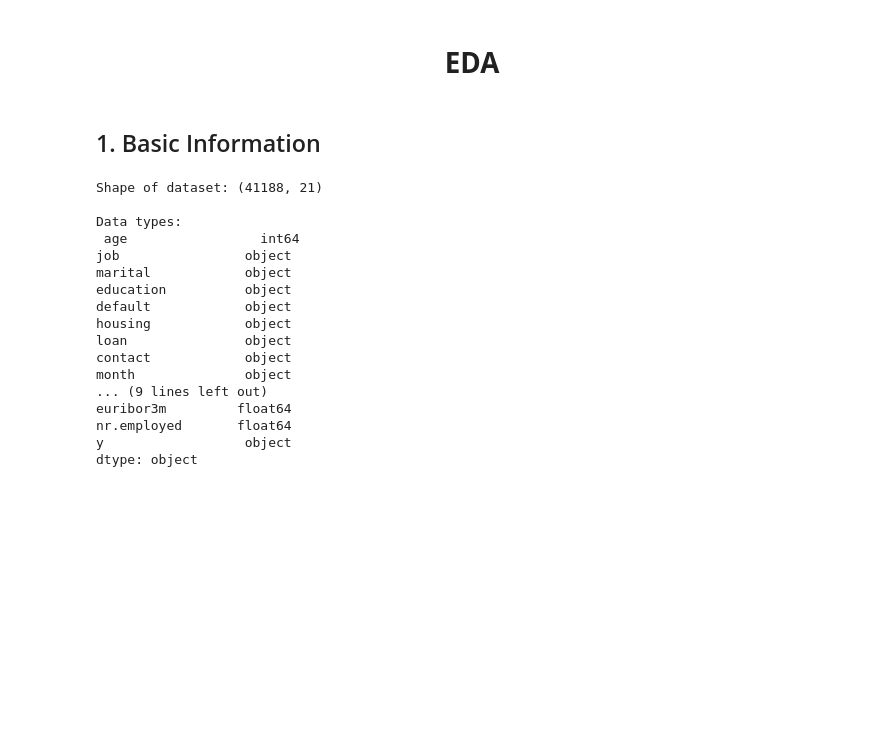
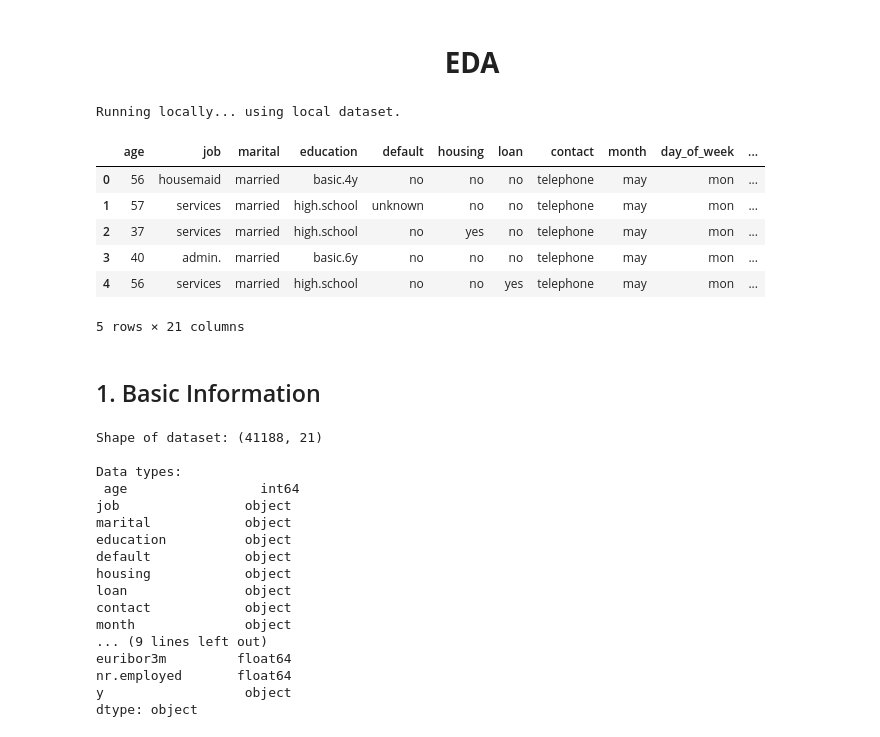
Before and after one commit to junclemente/ads504-final_project, a Jupyter notebook: notebooks/EDA.ipynb, the cells around one changed output. Cells and saved outputs as stored; diff of their text form; code cells hidden in the pictures; blank space fills up the shorter version.

```diff
--- a/notebooks/EDA.ipynb
+++ b/notebooks/EDA.ipynb
@@ -30,8 +30,49 @@ from sklearn.feature_extraction.text import TfidfVectorizer
 from sklearn.feature_selection import SelectKBest, chi2
 from sklearn.linear_model import SGDClassifier
 # %%
+# Retrieve dataset
+# Code developed with assistance from Generative AI
+
+# check development environment
+try:
+    import google.colab
+    IN_COLAB = True
+except:
+    IN_COLAB = False
+
+# connect to drive if IN_COLAB = True
+if IN_COLAB:
+    from google.colab import drive
+    drive.mount('/content/drive')
+
+# set datapath
+data_path = "../datasets/bank-additional-full.csv"
+
+# download dataset if IN_COLAB = True
+if IN_COLAB:
+    print("Running in Colab... downloading dataset.")
+    data_url = "https://raw.githubusercontent.com/junclemente/ads504-final_project/main/datasets/bank-additional-full.csv"
+    if not os.path.exists("../datasets"):
+        os.makedirs("../datasets")
+    if not os.path.exists(data_path):
+        !wget -q {data_url} -O {data_path}
+else:
+    print("Running locally... using local dataset.")
+
 # Load the dataset
-df = pd.read_csv("../datasets/bank-additional-full.csv", sep=";")
+df = pd.read_csv(data_path, sep=";")
+# %% [output]
+Running locally... using local dataset.
+# %%
+df.head()
+# %% [output]
+|  | age | job | marital | education | default | housing | loan | contact | month | day_of_week | ... |
+| 0 | 56 | housemaid | married | basic.4y | no | no | no | telephone | may | mon | ... |
+| 1 | 57 | services | married | high.school | unknown | no | no | telephone | may | mon | ... |
+| 2 | 37 | services | married | high.school | no | yes | no | telephone | may | mon | ... |
+| 3 | 40 | admin. | married | basic.6y | no | no | no | telephone | may | mon | ... |
+| 4 | 56 | services | married | high.school | no | no | yes | telephone | may | mon | ... |
+5 rows × 21 columns
 # %% [markdown]
 ## 1. Basic Information
 # %%
```
Also changed, not shown: parts of 1 cell of this notebook, 1 other file.
